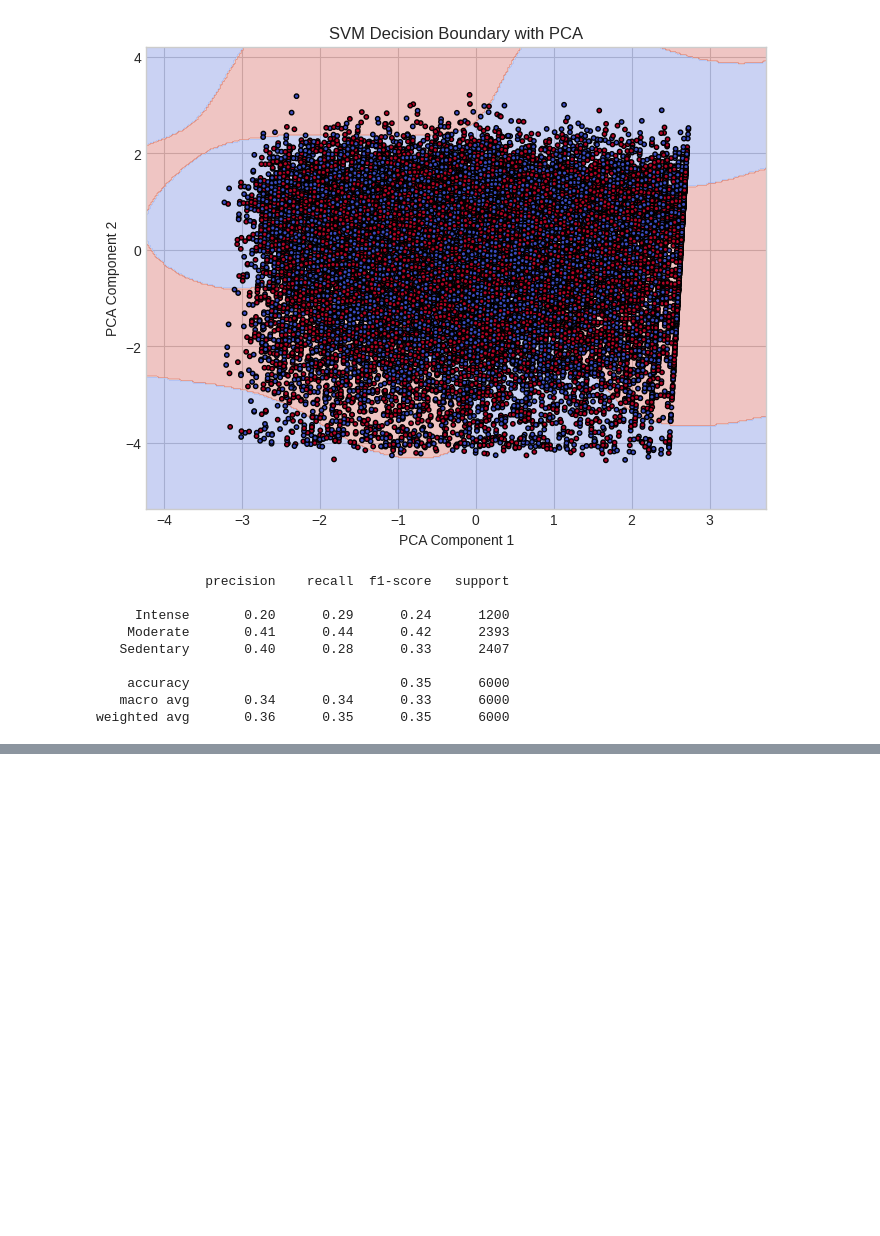
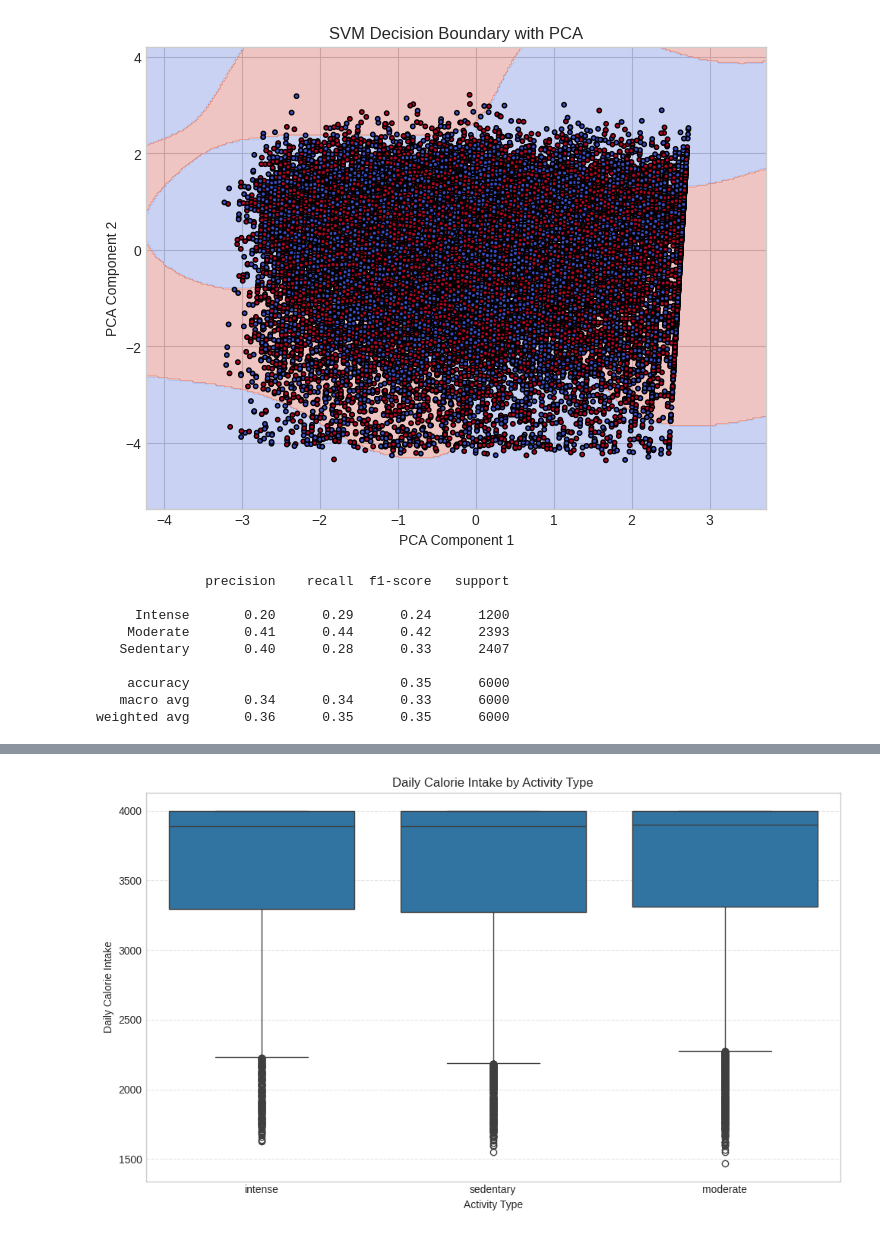
Before and after one commit to Programmer-Develops/HT-Insights, a Jupyter notebook: health_tracker.ipynb, the cells around one changed output, grey strips where cells are left out. Saved outputs shown, nothing was run; the diff lists cells and outputs as text; code cells hidden in the pictures; blank space fills up the shorter version.

```diff
--- a/health_tracker.ipynb
+++ b/health_tracker.ipynb
@@ -462,0 +527,17 @@ weighted avg       0.36      0.35      0.35      6000
+# %%
+# Mapping to daily activities
+
+import seaborn as sns
+import matplotlib.pyplot as plt
+
+plt.figure(figsize=(10, 6))
+sns.boxplot(x='Daily_Activity_Type', y='Daily_Calorie_Intake', data=df)
+
+plt.title('Daily Calorie Intake by Activity Type')
+plt.xlabel('Activity Type')
+plt.ylabel('Daily Calorie Intake')
+plt.grid(axis='y', linestyle='--', alpha=0.5)
+plt.tight_layout()
+plt.show()
+# %% [output]
+[figure, added]
```
Also changed, not shown: parts of 8 cells of this notebook.
